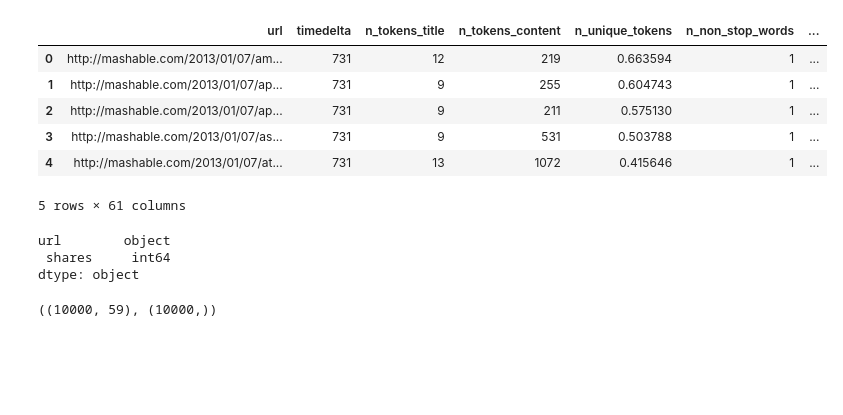
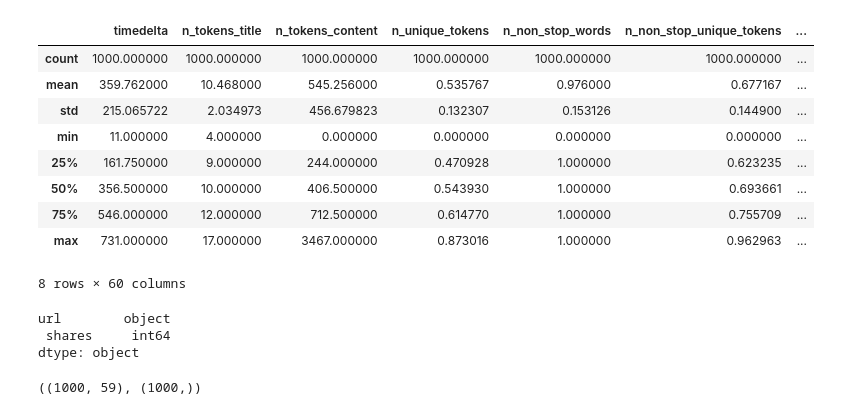
Before and after one commit to nmiculinic/IART-practical, a Jupyter notebook: Exploration.ipynb, the cells around one changed output. Cells and saved outputs as stored; diff of their text form; code cells hidden in the pictures; blank space fills up the shorter version.

```diff
--- a/Exploration.ipynb
+++ b/Exploration.ipynb
@@ -7,15 +12,18 @@ import seaborn as sns
 # %%
-df = pd.read_csv('OnlineNewsPopularity.csv')
+df = pd.read_csv('OnlineNewsPopularity.csv').sample(n=1000)
 # df = df.reindex(np.random.permutation(df.index)) # shuffling the data
-df.head(5)
+df.describe()
 # %% [output]
-|  | url | timedelta | n_tokens_title | n_tokens_content | n_unique_tokens | n_non_stop_words | ... |
-| 0 | http://mashable.com/2013/01/07/am... | 731 | 12 | 219 | 0.663594 | 1 | ... |
-| 1 | http://mashable.com/2013/01/07/ap... | 731 | 9 | 255 | 0.604743 | 1 | ... |
-| 2 | http://mashable.com/2013/01/07/ap... | 731 | 9 | 211 | 0.575130 | 1 | ... |
-| 3 | http://mashable.com/2013/01/07/as... | 731 | 9 | 531 | 0.503788 | 1 | ... |
-| 4 | http://mashable.com/2013/01/07/at... | 731 | 13 | 1072 | 0.415646 | 1 | ... |
+|  | timedelta | n_tokens_title | n_tokens_content | n_unique_tokens | n_non_stop_words | n_non_stop_unique_tokens | ... |
+| count | 1000.000000 | 1000.000000 | 1000.000000 | 1000.000000 | 1000.000000 | 1000.000000 | ... |
+| mean | 359.762000 | 10.468000 | 545.256000 | 0.535767 | 0.976000 | 0.677167 | ... |
+| std | 215.065722 | 2.034973 | 456.679823 | 0.132307 | 0.153126 | 0.144900 | ... |
+| min | 11.000000 | 4.000000 | 0.000000 | 0.000000 | 0.000000 | 0.000000 | ... |
+| 25% | 161.750000 | 9.000000 | 244.000000 | 0.470928 | 1.000000 | 0.623235 | ... |
+| 50% | 356.500000 | 10.000000 | 406.500000 | 0.543930 | 1.000000 | 0.693661 | ... |
+| 75% | 546.000000 | 12.000000 | 712.500000 | 0.614770 | 1.000000 | 0.755709 | ... |
+| max | 731.000000 | 17.000000 | 3467.000000 | 0.873016 | 1.000000 | 0.962963 | ... |
-5 rows × 61 columns
+8 rows × 60 columns
 # %%
 df.dtypes[df.dtypes != np.float64]
 # %% [output]
@@ -26,8 +34,6 @@ dtype: object
 X = df[df.columns[df.dtypes == np.float64]]
 y = df[' shares']
 X.shape, y.shape
-X = X[:10000]
-y = y[:10000]
 X.shape, y.shape
 # %% [output]
-((10000, 59), (10000,))
+((1000, 59), (1000,))
```
Also changed, not shown: parts of 15 cells of this notebook, 1 other file.
